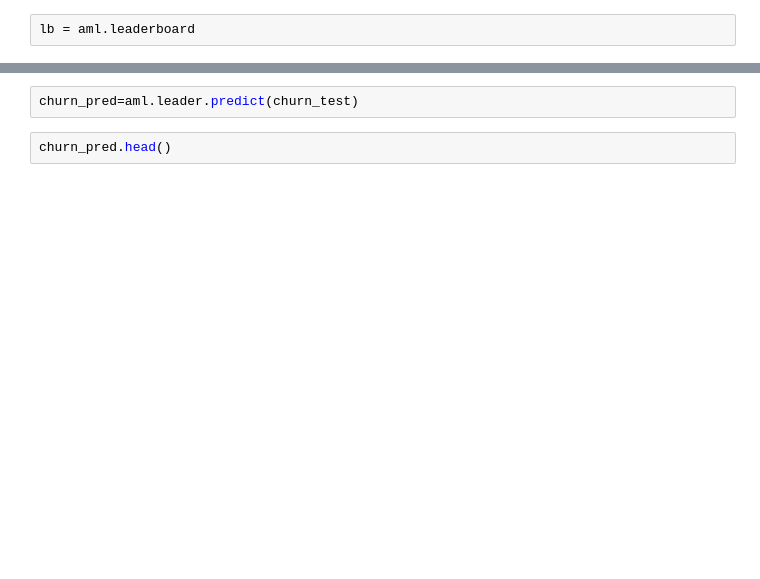
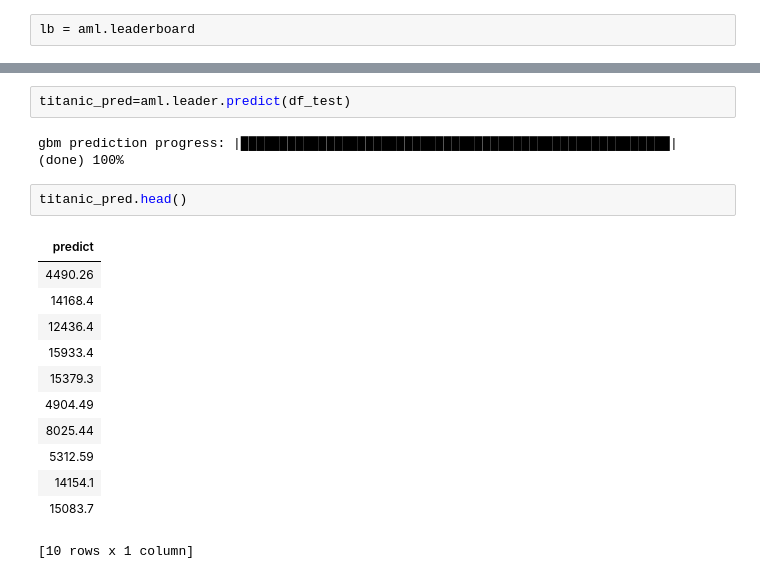
Before and after one commit to CoDS-GCS/CatDB, a Jupyter notebook: benchmarks/titanic_H2O.ipynb, the cells around one changed output, grey strips where cells are left out. Saved outputs shown, nothing was run; the diff lists cells and outputs as text; blank space fills up the shorter version.

```diff
--- a/benchmarks/titanic_H2O.ipynb
+++ b/benchmarks/titanic_H2O.ipynb
@@ -99,5 +127,20 @@ lb.head()
 # %%
-churn_pred=aml.leader.predict(churn_test)
+titanic_pred=aml.leader.predict(df_test)
+# %% [output]
+gbm prediction progress: |███████████████████████████████████████████████████████| (done) 100%
 # %%
-churn_pred.head()
+titanic_pred.head()
+# %% [output]
+| predict |
+| 4490.26 |
+| 14168.4 |
+| 12436.4 |
+| 15933.4 |
+| 15379.3 |
+| 4904.49 |
+| 8025.44 |
+| 5312.59 |
+| 14154.1 |
+| 15083.7 |
+[10 rows x 1 column]
 # %%
```
Also changed, not shown: parts of 27 cells of this notebook, 8 other files.
